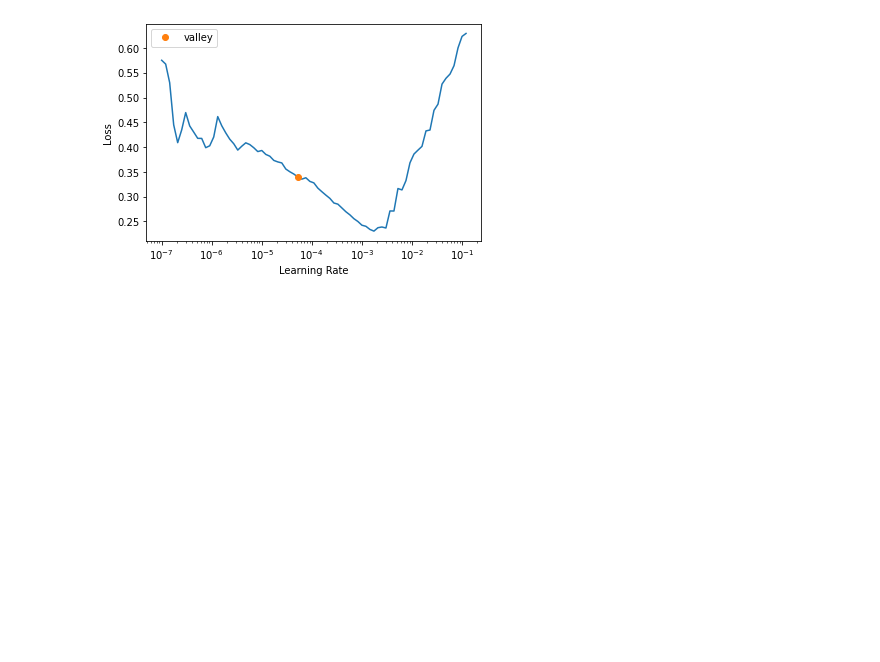
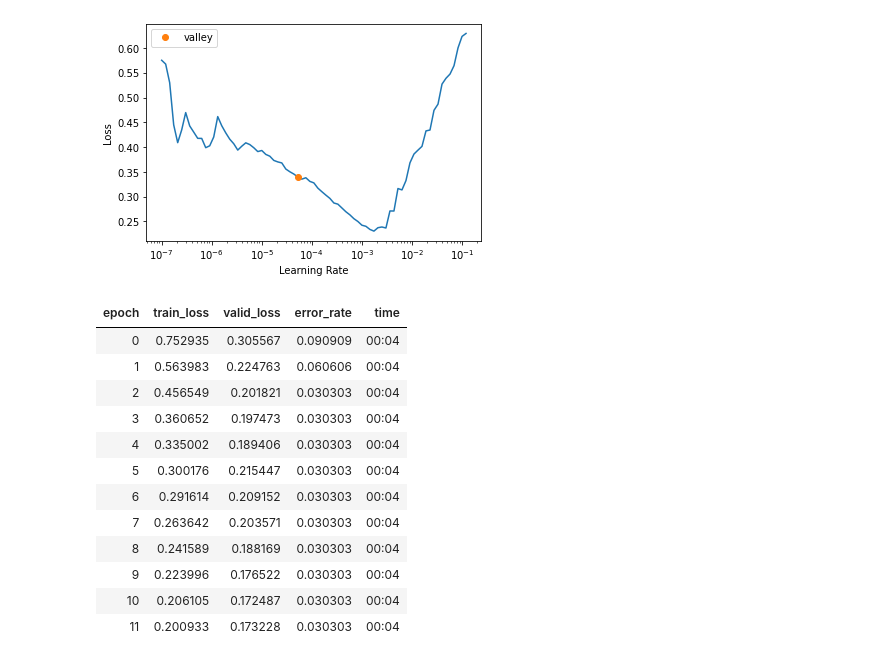
Before and after one commit to vp-82/document-processing-demo, a Jupyter notebook: 01_small_data_simple_baseline_model.ipynb, the cells around one changed output. Cells and saved outputs as stored; diff of their text form; code cells hidden in the pictures; blank space fills up the shorter version.

```diff
--- a/01_small_data_simple_baseline_model.ipynb
+++ b/01_small_data_simple_baseline_model.ipynb
@@ -95,3 +95,19 @@ learn.lr_find()
 [interactive output not drawn]
 SuggestedLRs(valley=5.248074739938602e-05)
 [figure]
+# %%
+learn.fit_one_cycle(12, lr_max=slice(1e-5, 1e-4))
+# %% [output]
+| epoch | train_loss | valid_loss | error_rate | time |
+| 0 | 0.752935 | 0.305567 | 0.090909 | 00:04 |
+| 1 | 0.563983 | 0.224763 | 0.060606 | 00:04 |
+| 2 | 0.456549 | 0.201821 | 0.030303 | 00:04 |
+| 3 | 0.360652 | 0.197473 | 0.030303 | 00:04 |
+| 4 | 0.335002 | 0.189406 | 0.030303 | 00:04 |
+| 5 | 0.300176 | 0.215447 | 0.030303 | 00:04 |
+| 6 | 0.291614 | 0.209152 | 0.030303 | 00:04 |
+| 7 | 0.263642 | 0.203571 | 0.030303 | 00:04 |
+| 8 | 0.241589 | 0.188169 | 0.030303 | 00:04 |
+| 9 | 0.223996 | 0.176522 | 0.030303 | 00:04 |
+| 10 | 0.206105 | 0.172487 | 0.030303 | 00:04 |
+| 11 | 0.200933 | 0.173228 | 0.030303 | 00:04 |
```
Also changed, not shown: 1 other file.
